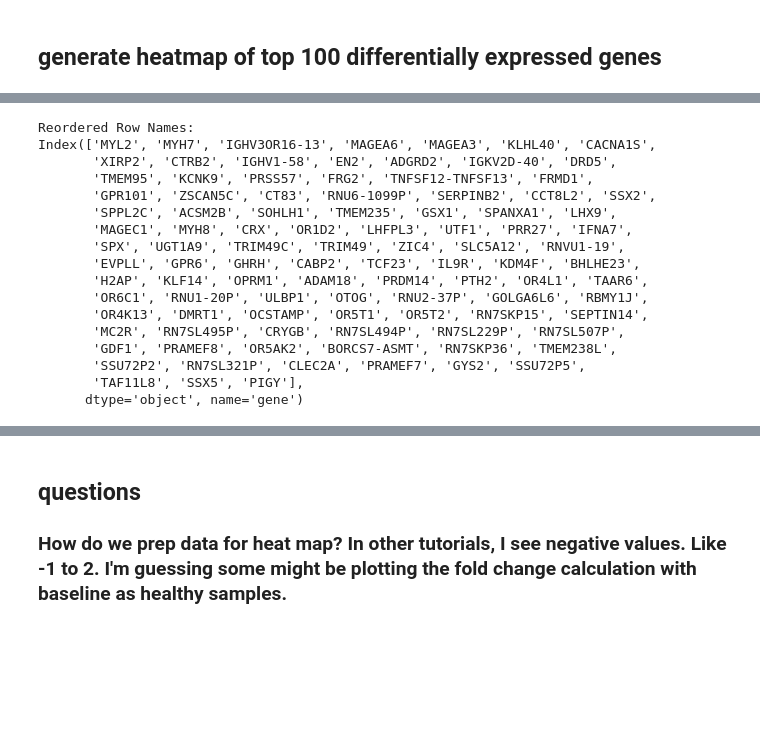
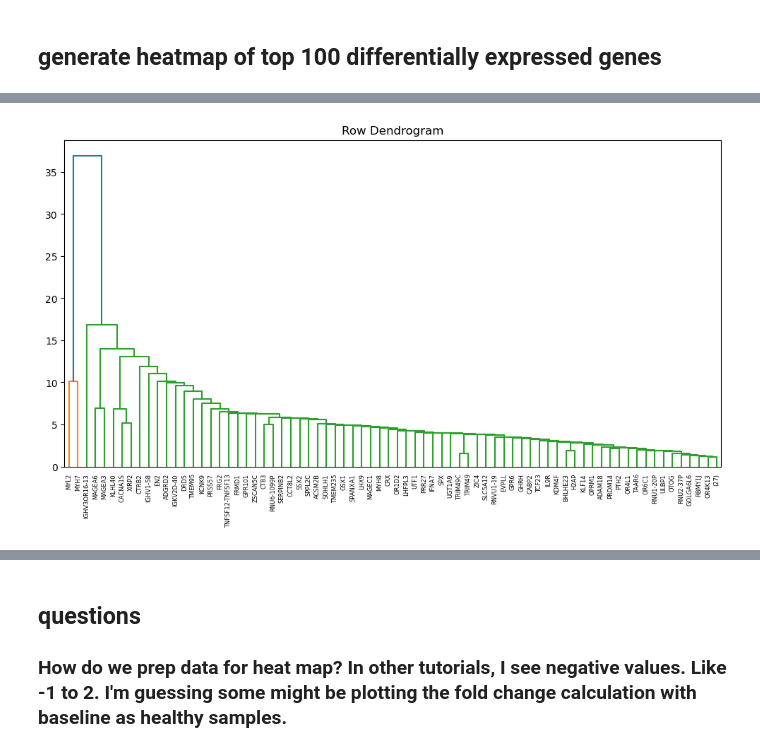
Before and after one commit to MeltemTutar/huang, a Jupyter notebook: Respond/Mutated_gene_expression_explore.ipynb, the cells around one changed output, grey strips where cells are left out. Saved outputs shown, nothing was run; the diff lists cells and outputs as text; code cells hidden in the pictures; blank space fills up the shorter version.

```diff
--- a/Respond/Mutated_gene_expression_explore.ipynb
+++ b/Respond/Mutated_gene_expression_explore.ipynb
@@ -259,31 +252,16 @@ plt.show()
-# %%
-# Extract reordered row indices
-reordered_row_indices = gene_plot['leaves']
-
-# Map reordered indices back to actual row names
-reordered_row_names = expression_df_heatmap.index[reordered_row_indices]
-
-# Print reordered row names
-print("Reordered Row Names:")
-print(reordered_row_names)
-# %% [output]
-Reordered Row Names:
-Index(['MYL2', 'MYH7', 'IGHV3OR16-13', 'MAGEA6', 'MAGEA3', 'KLHL40', 'CACNA1S',
-       'XIRP2', 'CTRB2', 'IGHV1-58', 'EN2', 'ADGRD2', 'IGKV2D-40', 'DRD5',
-       'TMEM95', 'KCNK9', 'PRSS57', 'FRG2', 'TNFSF12-TNFSF13', 'FRMD1',
-       'GPR101', 'ZSCAN5C', 'CT83', 'RNU6-1099P', 'SERPINB2', 'CCT8L2', 'SSX2',
-       'SPPL2C', 'ACSM2B', 'SOHLH1', 'TMEM235', 'GSX1', 'SPANXA1', 'LHX9',
-       'MAGEC1', 'MYH8', 'CRX', 'OR1D2', 'LHFPL3', 'UTF1', 'PRR27', 'IFNA7',
-       'SPX', 'UGT1A9', 'TRIM49C', 'TRIM49', 'ZIC4', 'SLC5A12', 'RNVU1-19',
-       'EVPLL', 'GPR6', 'GHRH', 'CABP2', 'TCF23', 'IL9R', 'KDM4F', 'BHLHE23',
-       'H2AP', 'KLF14', 'OPRM1', 'ADAM18', 'PRDM14', 'PTH2', 'OR4L1', 'TAAR6',
-       'OR6C1', 'RNU1-20P', 'ULBP1', 'OTOG', 'RNU2-37P', 'GOLGA6L6', 'RBMY1J',
-       'OR4K13', 'DMRT1', 'OCSTAMP', 'OR5T1', 'OR5T2', 'RN7SKP15', 'SEPTIN14',
-       'MC2R', 'RN7SL495P', 'CRYGB', 'RN7SL494P', 'RN7SL229P', 'RN7SL507P',
-       'GDF1', 'PRAMEF8', 'OR5AK2', 'BORCS7-ASMT', 'RN7SKP36', 'TMEM238L',
-       'SSU72P2', 'RN7SL321P', 'CLEC2A', 'PRAMEF7', 'GYS2', 'SSU72P5',
-       'TAF11L8', 'SSX5', 'PIGY'],
-      dtype='object', name='gene')
+# %%
+from scipy.cluster.hierarchy import dendrogram
+
+# Plot the row dendrogram
+plt.figure(figsize=(12, 6))
+gene_plot = dendrogram(row_linkage,
+                       labels=expression_df_heatmap.index,
+                       truncate_mode='lastp',
+                       p=int(0.75 * len(row_linkage)), show_leaf_counts=True)
+plt.title('Row Dendrogram')
+plt.show()
+# %% [output]
+[figure, added]
 # %%
 # Plot the column dendrogram
 plt.figure(figsize=(12, 6))
```
Also changed, not shown: parts of 10 cells of this notebook.
